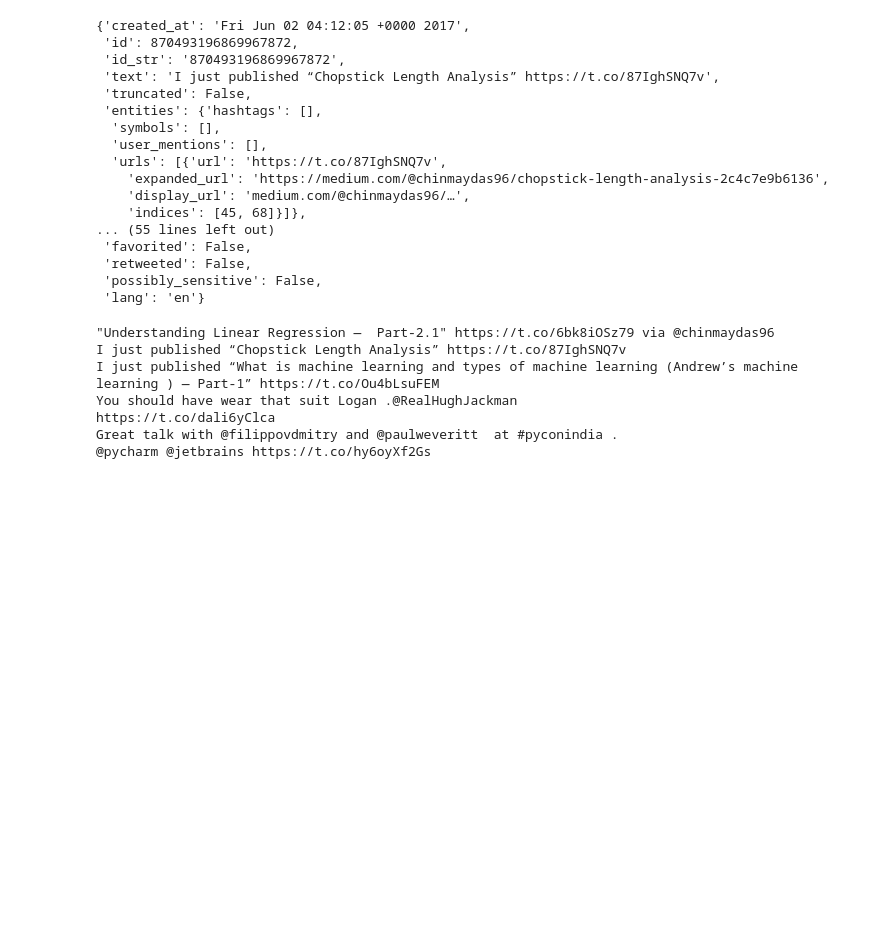
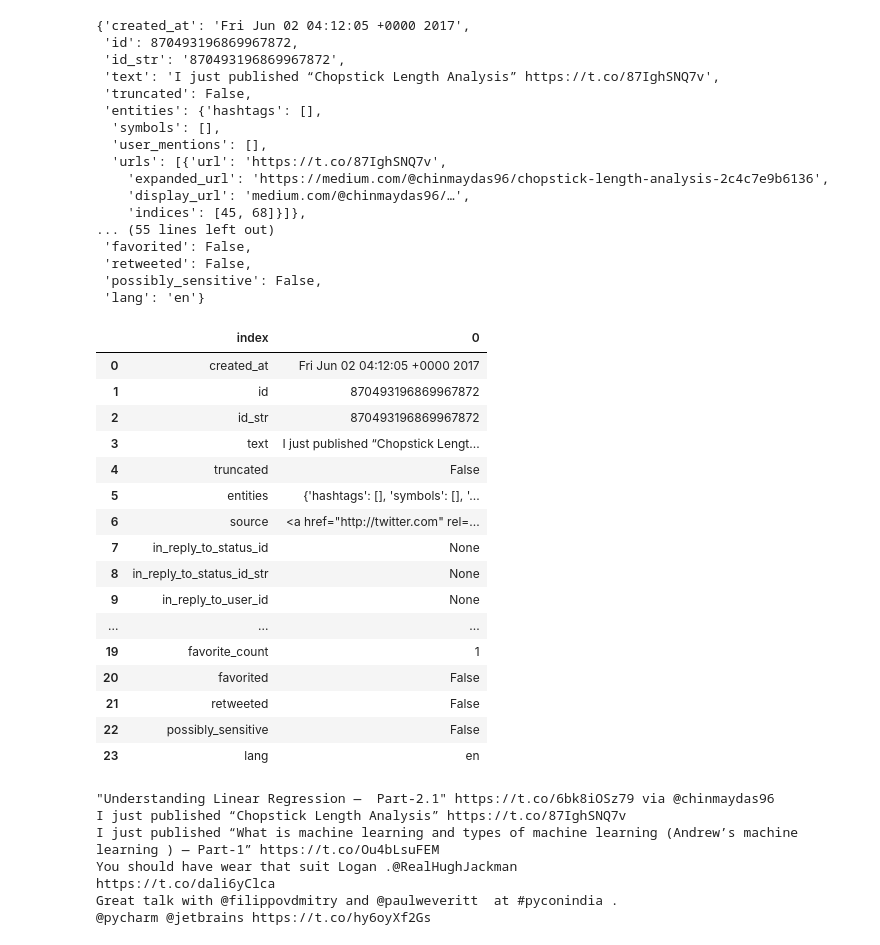
Before and after one commit to chinmaydas96/twitter_sentiment, a Jupyter notebook: Twitter_Analysis.ipynb, the cells around one changed output. Cells and saved outputs as stored; diff of their text form; code cells hidden in the pictures; blank space fills up the shorter version.

```diff
--- a/Twitter_Analysis.ipynb
+++ b/Twitter_Analysis.ipynb
@@ -269,6 +303,29 @@ api.retweets_of_me()[1]._json
  'retweeted': False,
  'possibly_sensitive': False,
  'lang': 'en'}
+# %%
+tw1 = pd.DataFrame.from_dict(api.retweets_of_me()[1]._json, orient='index')
+tw1.reset_index(level=0, inplace=True)
+# %%
+tw1
+# %% [output]
+|  | index | 0 |
+| 0 | created_at | Fri Jun 02 04:12:05 +0000 2017 |
+| 1 | id | 870493196869967872 |
+| 2 | id_str | 870493196869967872 |
+| 3 | text | I just published “Chopstick Lengt... |
+| 4 | truncated | False |
+| 5 | entities | {'hashtags': [], 'symbols': [], '... |
+| 6 | source | <a href="http://twitter.com" rel=... |
+| 7 | in_reply_to_status_id | None |
+| 8 | in_reply_to_status_id_str | None |
+| 9 | in_reply_to_user_id | None |
+| ... | ... | ... |
+| 19 | favorite_count | 1 |
+| 20 | favorited | False |
+| 21 | retweeted | False |
+| 22 | possibly_sensitive | False |
+| 23 | lang | en |
 # %%
 for i in api.retweets_of_me():
     print(i._json['text'])
```
Also changed, not shown: parts of 18 cells of this notebook, 2 other files.
